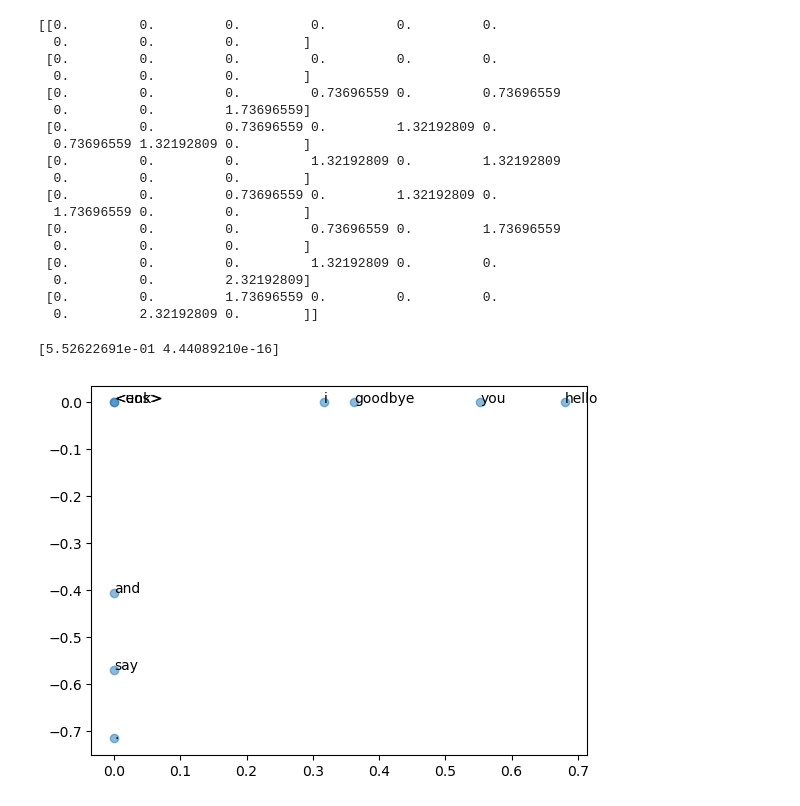
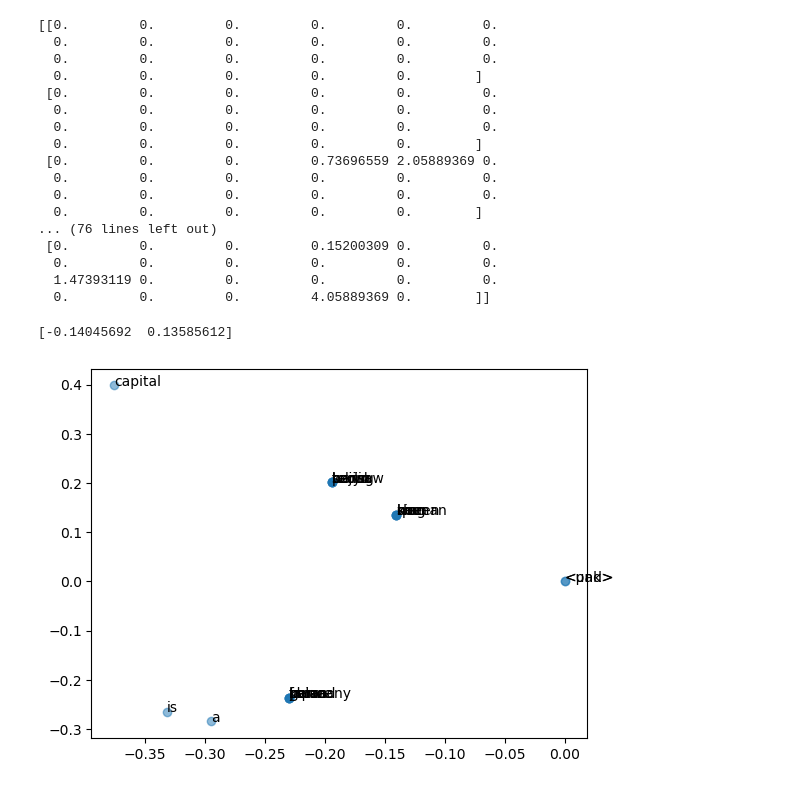
Before and after one commit to jinsareader/AI_Education, a Jupyter notebook: 08 word_Embedding/Embedding_tutorial.ipynb, the cells around one changed output. Saved outputs shown, nothing was run; the diff lists cells and outputs as text; code cells hidden in the pictures.

```diff
--- a/08 word_Embedding/Embedding_tutorial.ipynb
+++ b/08 word_Embedding/Embedding_tutorial.ipynb
@@ -4,10 +4,16 @@ import json
 # %%
+def text_preprocess(text : str) :
+    text = re.sub(r"[^0-9a-zA-Z가-힣]",repl=" ",string=text.lower())
+    text = re.sub(r"[0-9]",repl="N",string=text)
+    return text
+
 def make_dict(sentences : list, word_dict : dict = None) :
-    data = " ".join(sentences).lower().replace("."," .").split()
+    data = " ".join(sentences)
+    data = text_preprocess(data).split()
     if word_dict is None :
         word_dict = {}
-        word_dict["<eos>"] = 0
-        word_dict["<unk>"] = 1
+        word_dict["<pad>"] = 0 #패딩
+        word_dict["<unk>"] = 1 #없는 단어
     for w in data :
         if w not in word_dict :
             word_dict[w] = len(word_dict)
@@ -19,14 +25,14 @@ def word_num_encoding(sentences : list, word_dict : dict, unk : str = "<unk>") :
     corpus = []
     max_len = 0
     for s in sentences :
-        s = s.lower().replace("."," .").split()
+        s = text_preprocess(s).split()
         max_len = max(max_len, len(s))
     for s in sentences :
         s_array = []
-        s = s.lower().replace("."," .").split()
+        s = text_preprocess(s).split()
         for i in range(max_len) :
             if len(s) <= i :
-                s_array.append(-1)
+                s_array.append(0)
                 continue
             try :
                 s_array.append(word_dict[s[i]])
@@ -40,14 +46,13 @@ def make_comatrix(corpus, word_size, window_size = 1) :
     comatrix = numpy.zeros(shape = (word_size, word_size))
     for s in corpus :
         for w in range(len(s)) :
-            if s[w] < 0 :
+            if s[w] <= 0 :
                 break
             for i in range(1,window_size+1) :
                 if w-i >= 0 :
-                    if s[w-i] >= 0 :
-                        comatrix[s[w], s[w-i]] += 1
+                    comatrix[s[w], s[w-i]] += 1
                 if w+i < len(s) :
-                    if s[w+i] >= 0  :
+                    if s[w+i] > 0  :
                         comatrix[s[w], s[w+i]] += 1
     return comatrix
 
@@ -92,13 +97,24 @@ def make_pmi(comatrix, verdose = False) :
 
             if verdose :
                 cnt += 1
-                if j+1 == P.shape[1] :
+                if cnt % (total // 100 + 1)== 0 :
                     print("%.1f%% 완료" %(100*cnt/total))
-    print("!!계산 완료!!")
 
     return P
 # %%
 sentences = ["You say goodbye and I say hello.", "I and You."]
+sentences = [
+    'He is a king.',
+    'She is a queen.',
+    'He is a man.',
+    'She is a woman.',
+    'Warsaw is Poland capital.',
+    'Berlin is Germany capital.',
+    'Paris is France capital.',
+    'Seoul is Korea capital.',
+    'Bejing is China capital.',
+    'Tokyo is Japan capital.',
+]
 
 word_dict, number_dict = make_dict(sentences)
 corpus = word_num_encoding(sentences, word_dict)
@@ -114,4 +138,4 @@ print(corpus)
 # %%
-comatrix = make_comatrix(corpus, len(word_dict), 1)
+comatrix = make_comatrix(corpus, len(word_dict), 2)
 print(comatrix)
 # %% [output]
@@ -144,35 +176,35 @@ pmi = make_pmi(comatrix)
 print(pmi)
 # %% [output]
 [[0.         0.         0.         0.         0.         0.
-  0.         0.         0.        ]
+  0.         0.         0.         0.         0.         0.
+  0.         0.         0.         0.         0.         0.
+  0.         0.         0.         0.         0.        ]
  [0.         0.         0.         0.         0.         0.
-  0.         0.         0.        ]
- [0.         0.         0.         0.73696559 0.         0.73696559
-  0.         0.         1.73696559]
- [0.         0.         0.73696559 0.         1.32192809 0.
-  0.73696559 1.32192809 0.        ]
- [0.         0.         0.         1.32192809 0.         1.32192809
-  0.         0.         0.        ]
- [0.         0.         0.73696559 0.         1.32192809 0.
-  1.73696559 0.         0.        ]
- [0.         0.         0.         0.73696559 0.         1.73696559
-  0.         0.         0.        ]
- [0.         0.         0.         1.32192809 0.         0.
-  0.         0.         2.32192809]
- [0.         0.         1.73696559 0.         0.         0.
-  0.         2.32192809 0.        ]]
+  0.         0.         0.         0.         0.         0.
+  0.         0.         0.         0.         0.         0.
+  0.         0.         0.         0.         0.        ]
+ [0.         0.         0.         0.73696559 2.05889369 0.
+  0.         0.         0.         0.         0.         0.
+  0.         0.         0.         0.         0.         0.
+  0.         0.         0.         0.         0.        ]
+... (76 lines left out)
+ [0.         0.         0.         0.15200309 0.         0.
+  0.         0.         0.         0.         0.         0.
+  1.47393119 0.         0.         0.         0.         0.
+  0.         0.         0.         4.05889369 0.        ]]
 # %%
 U, S, V = numpy.linalg.svd(pmi)
 print(U[2,:2])
 # %% [output]
-[5.52622691e-01 4.44089210e-16]
+[-0.14045692  0.13585612]
 # %%
 import matplotlib.pyplot as plt
 
 flg, ax = plt.subplots()
 for w, i in word_dict.items() :
-    ax.annotate(w, (U[i,0], U[i,1]))
+    #ax.annotate(w, (U[i,0], U[i,1], U[i,2]))
+    ax.text(U[i,0], U[i,1], "%s" %(w))
 ax.scatter(U[:,0], U[:,1], alpha = 0.5)
 plt.show()
 # %% [output]
-[figure, old version]
+[figure, new version]
```
Also changed, not shown: parts of 5 cells of this notebook, 3 other files.
